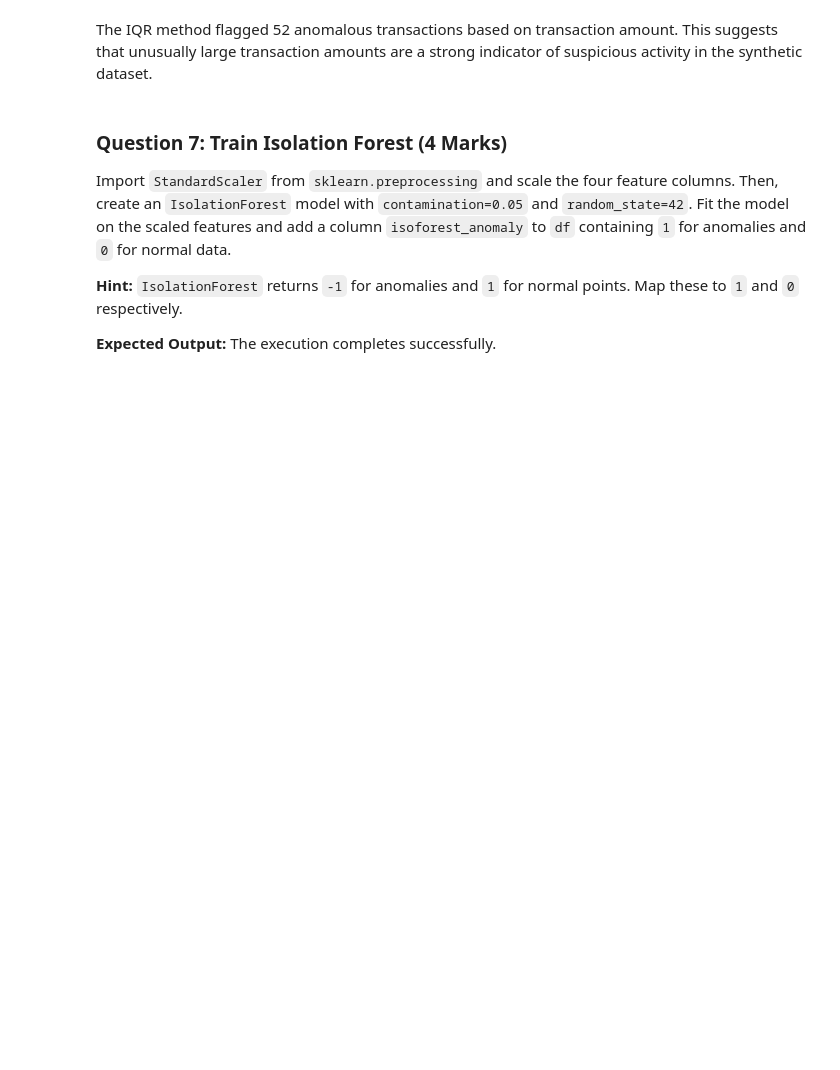
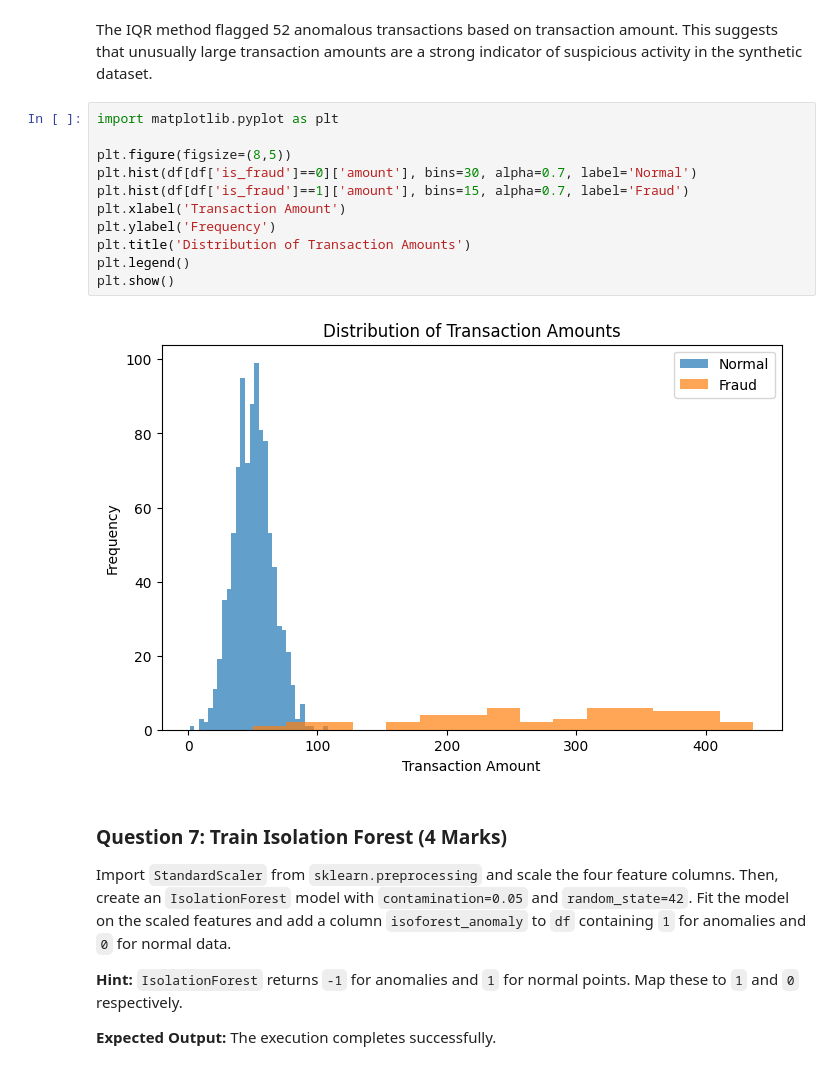
Before and after one commit to shreetamadey/Anomaly-Detection-Fraud-Sensor-Data, a Jupyter notebook: 12_Anomaly_Detection_Fraud_Sensor_Data_Summer_2026.ipynb, the cells around one changed output. Drawn from its saved outputs; the diff is of its cells as text; blank space fills up the shorter version.

```diff
--- a/12_Anomaly_Detection_Fraud_Sensor_Data_Summer_2026.ipynb
+++ b/12_Anomaly_Detection_Fraud_Sensor_Data_Summer_2026.ipynb
@@ -154,6 +161,19 @@ Number of IQR anomalies:
 52
 # %% [markdown]
 The IQR method flagged 52 anomalous transactions based on transaction amount. This suggests that unusually large transaction amounts are a strong indicator of suspicious activity in the synthetic dataset.
+# %%
+import matplotlib.pyplot as plt
+
+plt.figure(figsize=(8,5))
+plt.hist(df[df['is_fraud']==0]['amount'], bins=30, alpha=0.7, label='Normal')
+plt.hist(df[df['is_fraud']==1]['amount'], bins=15, alpha=0.7, label='Fraud')
+plt.xlabel('Transaction Amount')
+plt.ylabel('Frequency')
+plt.title('Distribution of Transaction Amounts')
+plt.legend()
+plt.show()
+# %% [output]
+[figure, added]
 # %% [markdown]
 ### Question 7: Train Isolation Forest (4 Marks)
 
```
Also changed, not shown: parts of 5 cells of this notebook.
